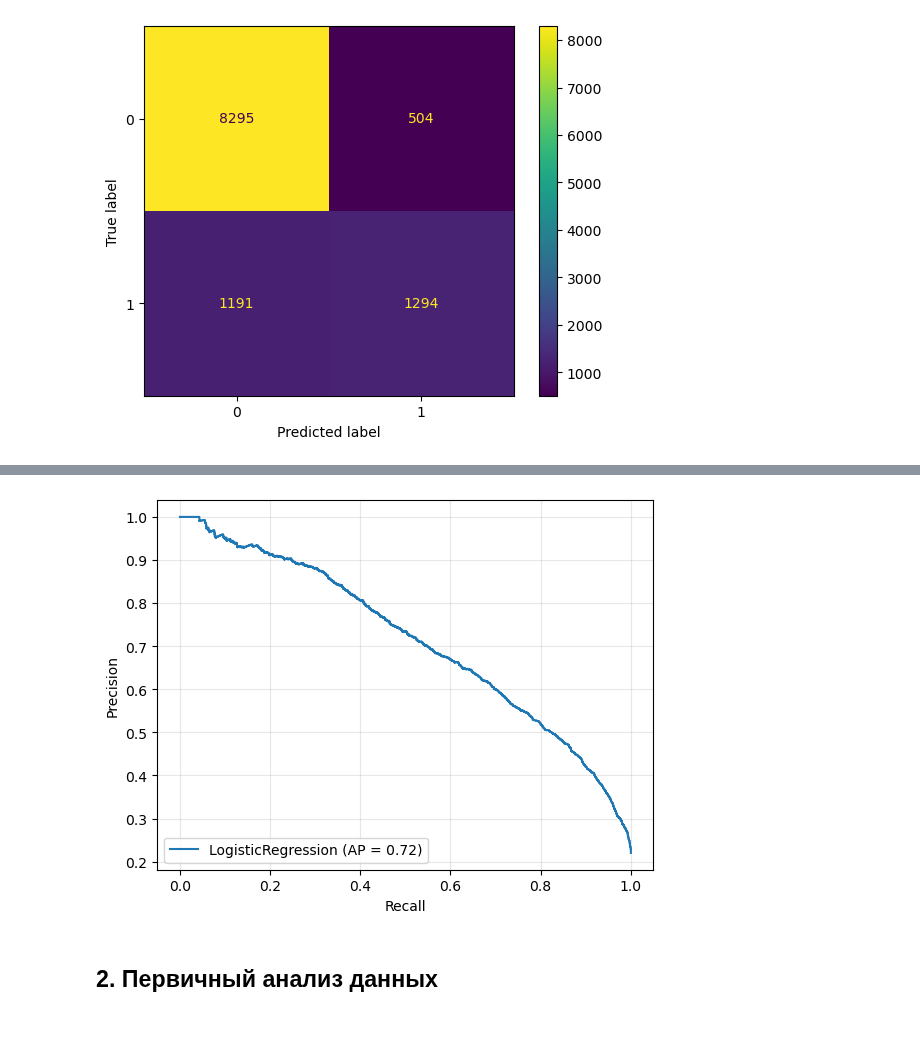
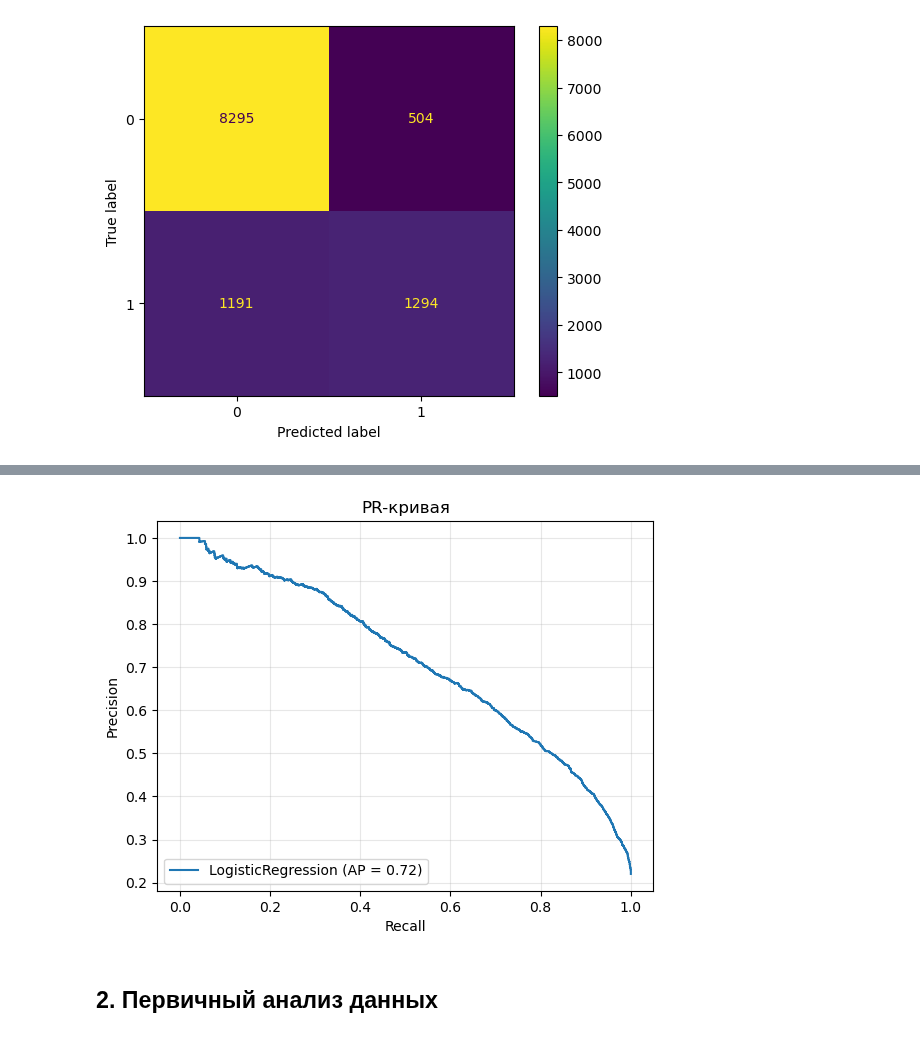
Before and after one commit to dnlygvtv/Python_for_Data_Science_HWs, a Jupyter notebook: HW/HW_9.ipynb, the cells around one changed output, grey strips where cells are left out. Saved outputs shown, nothing was run; the diff lists cells and outputs as text; code cells hidden in the pictures.

```diff
--- a/HW/HW_9.ipynb
+++ b/HW/HW_9.ipynb
@@ -170,14 +171,15 @@ plt.show()
 # %%
 pr, r, _ = precision_recall_curve(y_test, pred_proba_test[:, 1])            # для класса 1
 
 display = PrecisionRecallDisplay(precision=pr, recall=r
                                  , average_precision=precision_score(y_test, pred_test)
                                  , estimator_name='LogisticRegression')
 display.plot()
+plt.title("PR-кривая")
 plt.grid(True, alpha=.3)
 plt.show()
 # %% [output]
-[figure, old version]
+[figure, new version]
 # %% [markdown]
 ## 2. Первичный анализ данных
 # %%
```
Also changed, not shown: parts of 20 cells of this notebook, 1 other file.
